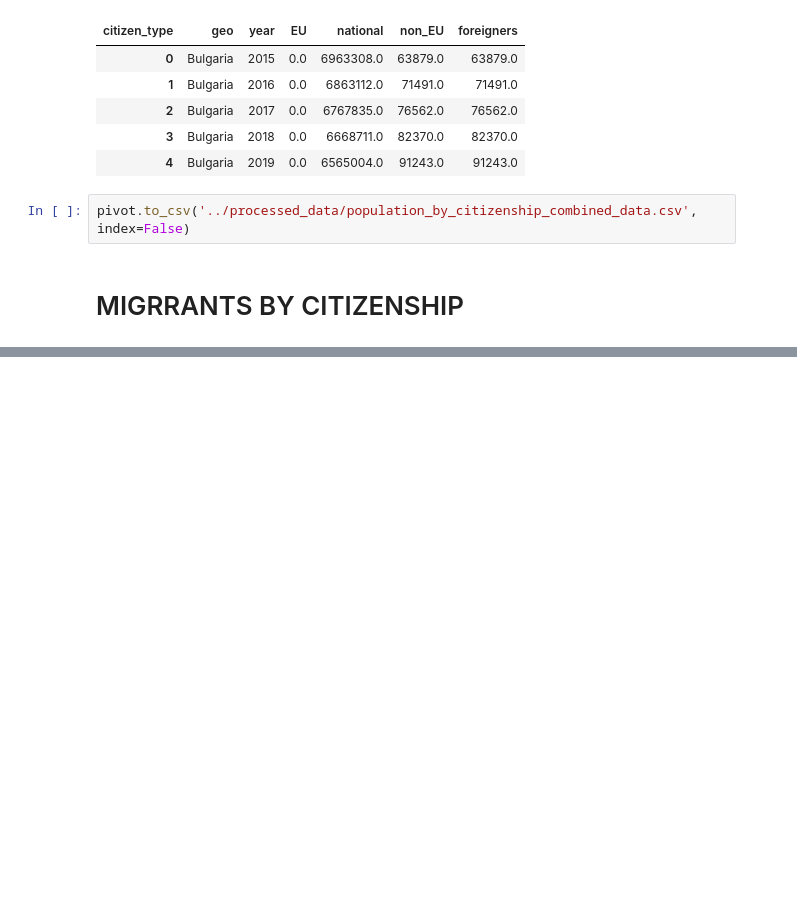
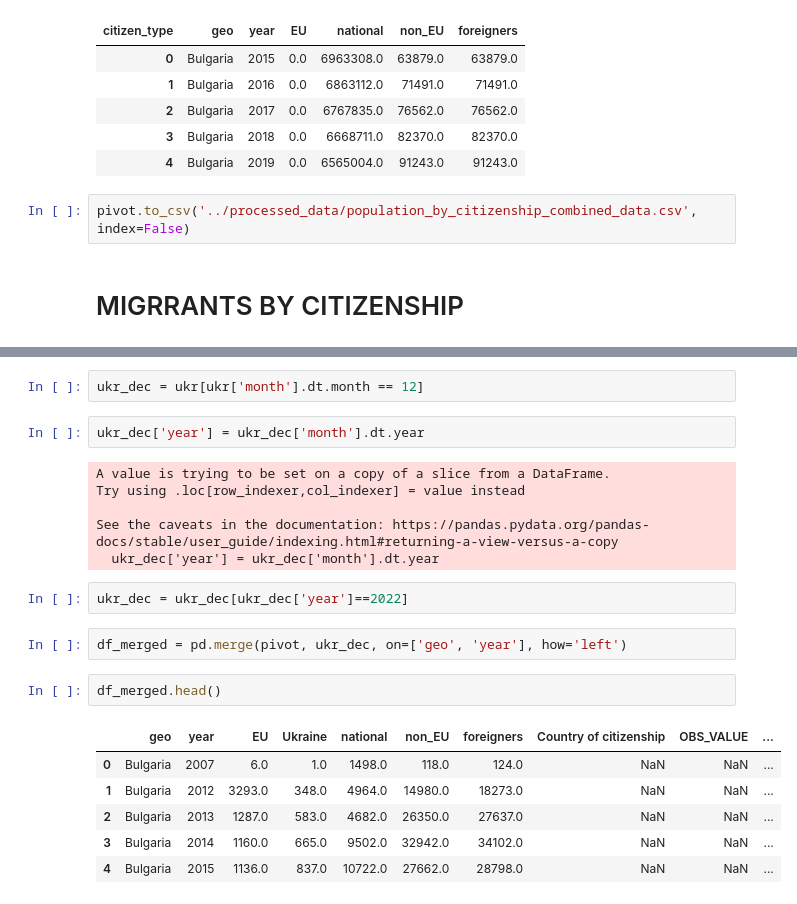
Before and after one commit to natix-x/Data-mining-in-Migration-Analysis, a Jupyter notebook: data_analysis/migration_numbers_combined.ipynb, the cells around one changed output, grey strips where cells are left out. Saved outputs shown, nothing was run; the diff lists cells and outputs as text; blank space fills up the shorter version.

```diff
--- a/data_analysis/migration_numbers_combined.ipynb
+++ b/data_analysis/migration_numbers_combined.ipynb
@@ -103,0 +236,23 @@ pivot.to_csv('../processed_data/population_by_citizenship_combined_data.csv', in
+# %%
+ukr_dec = ukr[ukr['month'].dt.month == 12]
+# %%
+ukr_dec['year'] = ukr_dec['month'].dt.year
+# %% [output]
+A value is trying to be set on a copy of a slice from a DataFrame.
+Try using .loc[row_indexer,col_indexer] = value instead
+
+See the caveats in the documentation: https://pandas.pydata.org/pandas-docs/stable/user_guide/indexing.html#returning-a-view-versus-a-copy
+  ukr_dec['year'] = ukr_dec['month'].dt.year
+# %%
+ukr_dec = ukr_dec[ukr_dec['year']==2022]
+# %%
+df_merged = pd.merge(pivot, ukr_dec, on=['geo', 'year'], how='left')
+# %%
+df_merged.head()
+# %% [output]
+|  | geo | year | EU | Ukraine | national | non_EU | foreigners | Country of citizenship | OBS_VALUE | ... |
+| 0 | Bulgaria | 2007 | 6.0 | 1.0 | 1498.0 | 118.0 | 124.0 | NaN | NaN | ... |
+| 1 | Bulgaria | 2012 | 3293.0 | 348.0 | 4964.0 | 14980.0 | 18273.0 | NaN | NaN | ... |
+| 2 | Bulgaria | 2013 | 1287.0 | 583.0 | 4682.0 | 26350.0 | 27637.0 | NaN | NaN | ... |
+| 3 | Bulgaria | 2014 | 1160.0 | 665.0 | 9502.0 | 32942.0 | 34102.0 | NaN | NaN | ... |
+| 4 | Bulgaria | 2015 | 1136.0 | 837.0 | 10722.0 | 27662.0 | 28798.0 | NaN | NaN | ... |
```
Also changed, not shown: parts of 30 cells of this notebook, 1 other file.
